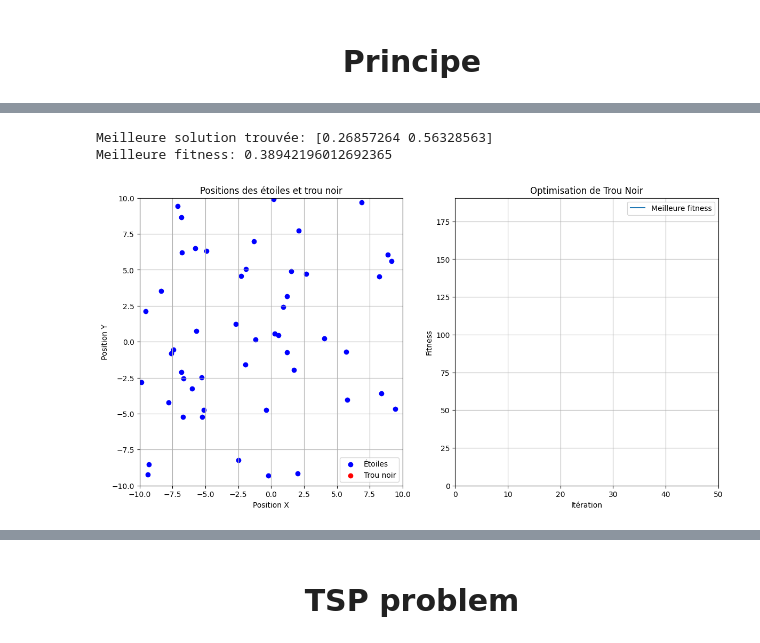
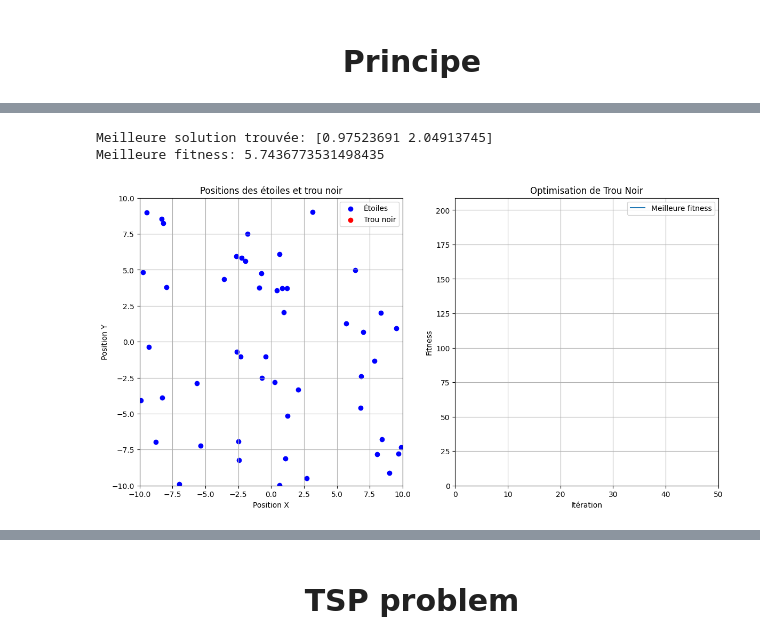
Before and after one commit to Marouan19/MetaHeuristic_Optimizers, a Jupyter notebook: Black_Hole_Optimization.ipynb, the cells around one changed output, grey strips where cells are left out. Saved outputs shown, nothing was run; the diff lists cells and outputs as text; code cells hidden in the pictures.

```diff
--- a/Black_Hole_Optimization.ipynb
+++ b/Black_Hole_Optimization.ipynb
@@ -81,7 +81,9 @@ import IPython.display as display
 
 # Fonction objectif à minimiser (ici, la somme des carrés des composantes du vecteur)
 def objective_function(x):
-    return np.sum(x**2)
+    A = 10
+    n = len(x)
+    return A * n + np.sum(x**2 - A * np.cos(2 * np.pi * x))
 
 # Initialisation de la population avec des valeurs aléatoires dans les bornes spécifiées
 def initialize_population(pop_size, dimensions, lower_bound, upper_bound):
@@ -195,33 +197,33 @@ def run_iteration(b):
     event_horizon_results.append(event_horizon)
 
     with output:
         display.clear_output(wait=True)
         display.display(fig)
 
     # Afficher les résultats dans une table
     fitness_df = pd.DataFrame(fitness_results, columns=[f'Individu {i}' for i in range(pop_size)])
     position_df = pd.DataFrame(position_results[-1], columns=['Position X', 'Position Y'])
     event_horizon_df = pd.DataFrame(event_horizon_results, columns=['Event Horizon'])
 
     with output:
         display.clear_output(wait=True)
         display.display(fig)
         display.display(fitness_df)
         display.display(position_df)
         display.display(event_horizon_df)
 
 # Bouton pour aller à l'itération suivante
 button = Button(description="Itération suivante")
 button.on_click(run_iteration)
 
 # Afficher le bouton et la sortie du graphique
 display.display(VBox([button, output]))
 
 # Affichage de la meilleure solution finale
 print("Meilleure solution trouvée:", population[np.argmin(fitness)])
 print("Meilleure fitness:", np.min(fitness))
 # %% [output]
 [interactive output not drawn]
-Meilleure solution trouvée: [0.26857264 0.56328563]
-Meilleure fitness: 0.38942196012692365
+Meilleure solution trouvée: [0.97523691 2.04913745]
+Meilleure fitness: 5.7436773531498435
-[figure, old version]
+[figure, new version]
```
Also changed, not shown: parts of 3 cells of this notebook.
